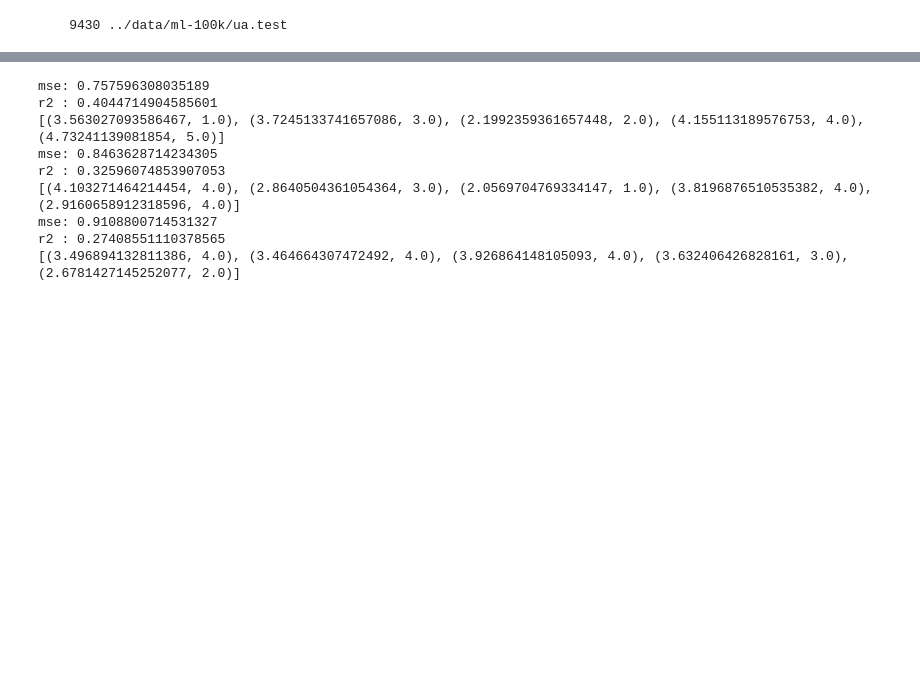
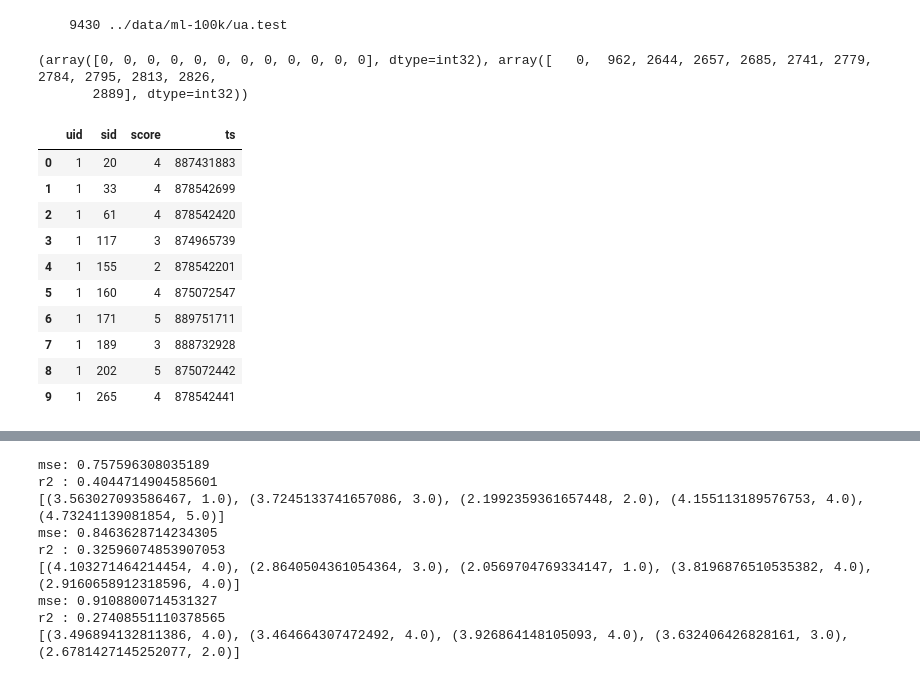
Before and after one commit to Jabberwockleo/factorization-machine, a Jupyter notebook: src/FactorizationMachine.ipynb, the cells around one changed output, grey strips where cells are left out. Saved outputs shown, nothing was run; the diff lists cells and outputs as text; code cells hidden in the pictures; blank space fills up the shorter version.

```diff
--- a/src/FactorizationMachine.ipynb
+++ b/src/FactorizationMachine.ipynb
@@ -40,0 +43,20 @@ X_test, Y_test = util.load_dataset_mf('../data/ml-100k/ua.test', user_cnt=943, i
+# %%
+print(X_test[0].nonzero())
+X_test[0]
+# %% [output]
+(array([0, 0, 0, 0, 0, 0, 0, 0, 0, 0, 0, 0], dtype=int32), array([   0,  962, 2644, 2657, 2685, 2741, 2779, 2784, 2795, 2813, 2826,
+       2889], dtype=int32))
+# %%
+df_test[df_test['uid'] == 1]
+# %% [output]
+|  | uid | sid | score | ts |
+| 0 | 1 | 20 | 4 | 887431883 |
+| 1 | 1 | 33 | 4 | 878542699 |
+| 2 | 1 | 61 | 4 | 878542420 |
+| 3 | 1 | 117 | 3 | 874965739 |
+| 4 | 1 | 155 | 2 | 878542201 |
+| 5 | 1 | 160 | 4 | 875072547 |
+| 6 | 1 | 171 | 5 | 889751711 |
+| 7 | 1 | 189 | 3 | 888732928 |
+| 8 | 1 | 202 | 5 | 875072442 |
+| 9 | 1 | 265 | 4 | 878542441 |
```
Also changed, not shown: parts of 8 cells of this notebook, 1 other file.
